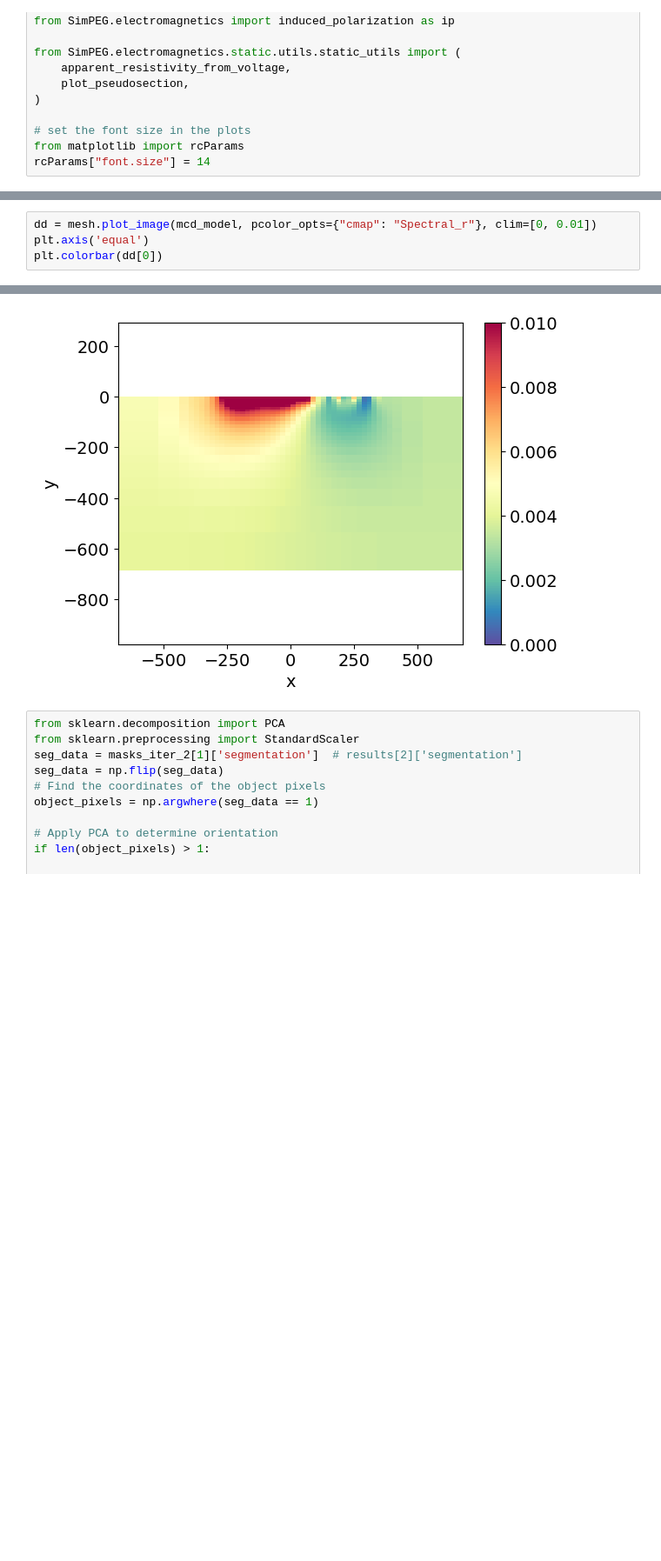
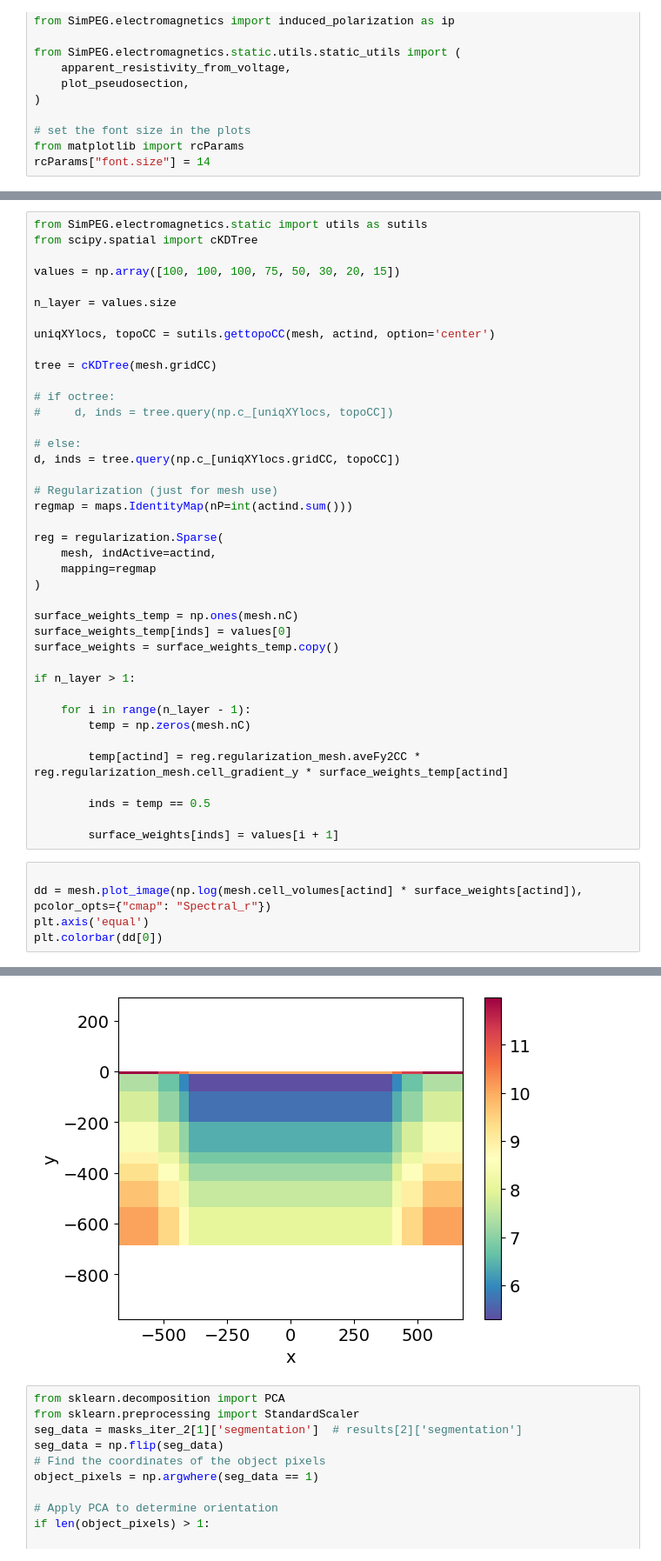
Before and after one commit to JKutt/transformers_segmentation, a Jupyter notebook: geological_segmentation/10-mcdermont_segmentation_experiment.ipynb, the cells around one changed output, grey strips where cells are left out. Shown at 87% size. Drawn from its saved outputs; the diff is of its cells as text; blank space fills up the shorter version.

Commit message:
added surface weights to mcdermont inversion

```diff
--- a/geological_segmentation/10-mcdermont_segmentation_experiment.ipynb
+++ b/geological_segmentation/10-mcdermont_segmentation_experiment.ipynb
@@ -75,10 +85,51 @@ for mask in masks_iter_2:
+# %%
+from SimPEG.electromagnetics.static import utils as sutils
+from scipy.spatial import cKDTree
+
+values = np.array([100, 100, 100, 75, 50, 30, 20, 15])
+
+n_layer = values.size
+
+uniqXYlocs, topoCC = sutils.gettopoCC(mesh, actind, option='center')
+
+tree = cKDTree(mesh.gridCC)
+
+# if octree:
+#     d, inds = tree.query(np.c_[uniqXYlocs, topoCC])
+
+# else:
+d, inds = tree.query(np.c_[uniqXYlocs.gridCC, topoCC])
+
+# Regularization (just for mesh use)
+regmap = maps.IdentityMap(nP=int(actind.sum()))
+
+reg = regularization.Sparse(
+    mesh, indActive=actind,
+    mapping=regmap
+)
+
+surface_weights_temp = np.ones(mesh.nC)
+surface_weights_temp[inds] = values[0]
+surface_weights = surface_weights_temp.copy()
+
+if n_layer > 1:
+
+    for i in range(n_layer - 1):
+        temp = np.zeros(mesh.nC)
+
+        temp[actind] = reg.regularization_mesh.aveFy2CC * reg.regularization_mesh.cell_gradient_y * surface_weights_temp[actind]
+
+        inds = temp == 0.5
+
+        surface_weights[inds] = values[i + 1]
 # %%
-dd = mesh.plot_image(mcd_model, pcolor_opts={"cmap": "Spectral_r"}, clim=[0, 0.01])
+
+dd = mesh.plot_image(np.log(mesh.cell_volumes[actind] * surface_weights[actind]), pcolor_opts={"cmap": "Spectral_r"})
 plt.axis('equal')
 plt.colorbar(dd[0])
 # %% [output]
 <matplotlib.colorbar.Colorbar at 0x...>
-[figure, old version]
+[figure, new version]
 # %%
 from sklearn.decomposition import PCA
 from sklearn.preprocessing import StandardScaler
```
Also changed, not shown: parts of 4 cells of this notebook, 1 other file.
